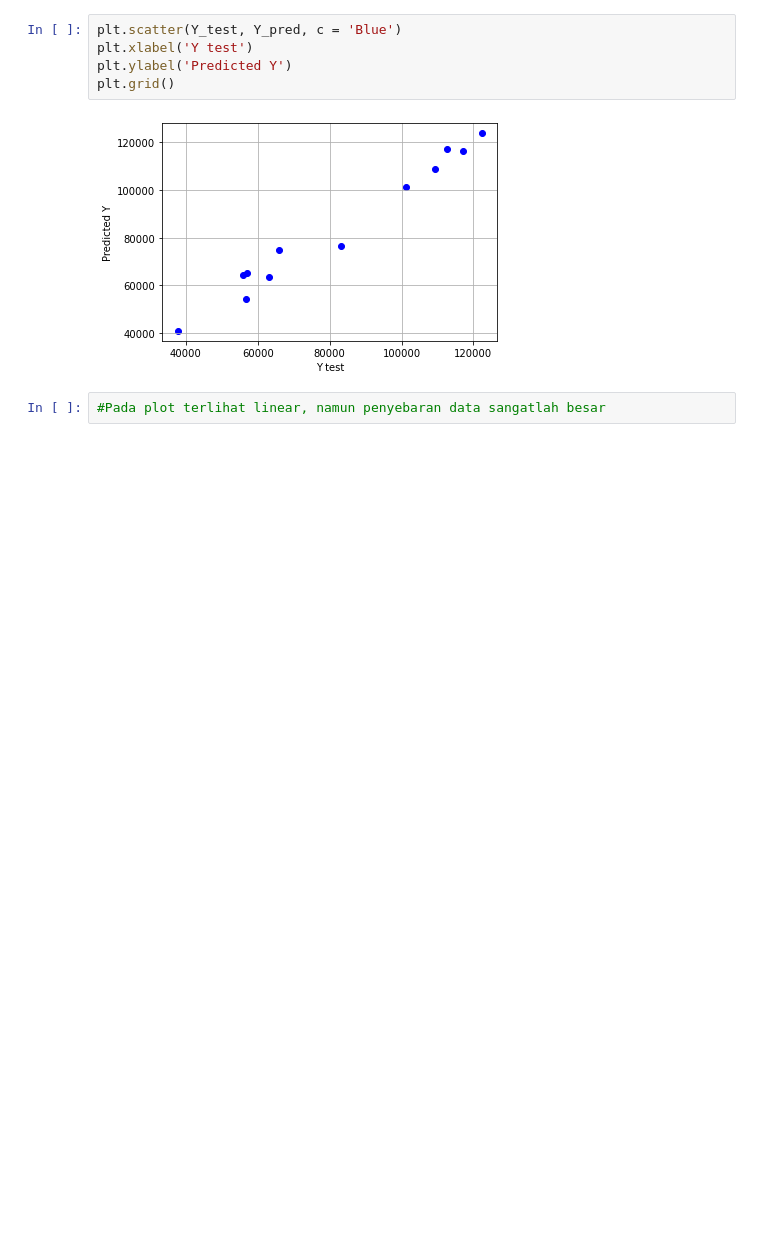
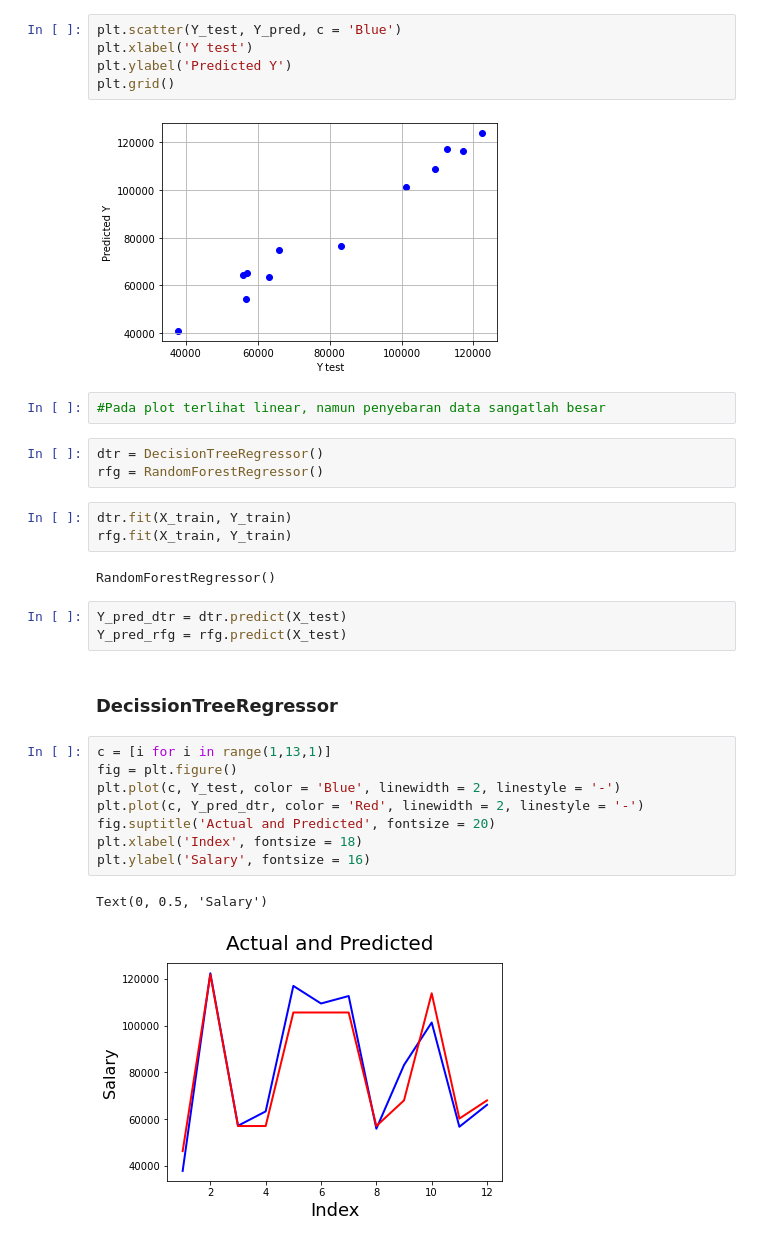
Before and after one commit to RafifGhani/Project-3, a Jupyter notebook: Project_Machine_Learning_03.ipynb, the cells around one changed output. Saved outputs shown, nothing was run; the diff lists cells and outputs as text; blank space fills up the shorter version.

Commit message:
Revisi Project 3
menambahkan model baru random forest regressor dan decision tree regressor.

```diff
--- a/Project_Machine_Learning_03.ipynb
+++ b/Project_Machine_Learning_03.ipynb
@@ -234,3 +236,27 @@ plt.grid()
 [figure]
 # %%
 #Pada plot terlihat linear, namun penyebaran data sangatlah besar
+# %%
+dtr = DecisionTreeRegressor()
+rfg = RandomForestRegressor()
+# %%
+dtr.fit(X_train, Y_train)
+rfg.fit(X_train, Y_train)
+# %% [output]
+RandomForestRegressor()
+# %%
+Y_pred_dtr = dtr.predict(X_test)
+Y_pred_rfg = rfg.predict(X_test)
+# %% [markdown]
+### DecissionTreeRegressor
+# %%
+c = [i for i in range(1,13,1)]
+fig = plt.figure()
+plt.plot(c, Y_test, color = 'Blue', linewidth = 2, linestyle = '-')
+plt.plot(c, Y_pred_dtr, color = 'Red', linewidth = 2, linestyle = '-')
+fig.suptitle('Actual and Predicted', fontsize = 20)
+plt.xlabel('Index', fontsize = 18)
+plt.ylabel('Salary', fontsize = 16)
+# %% [output]
+Text(0, 0.5, 'Salary')
+[figure, added]
```
Also changed, not shown: parts of 12 cells of this notebook.
